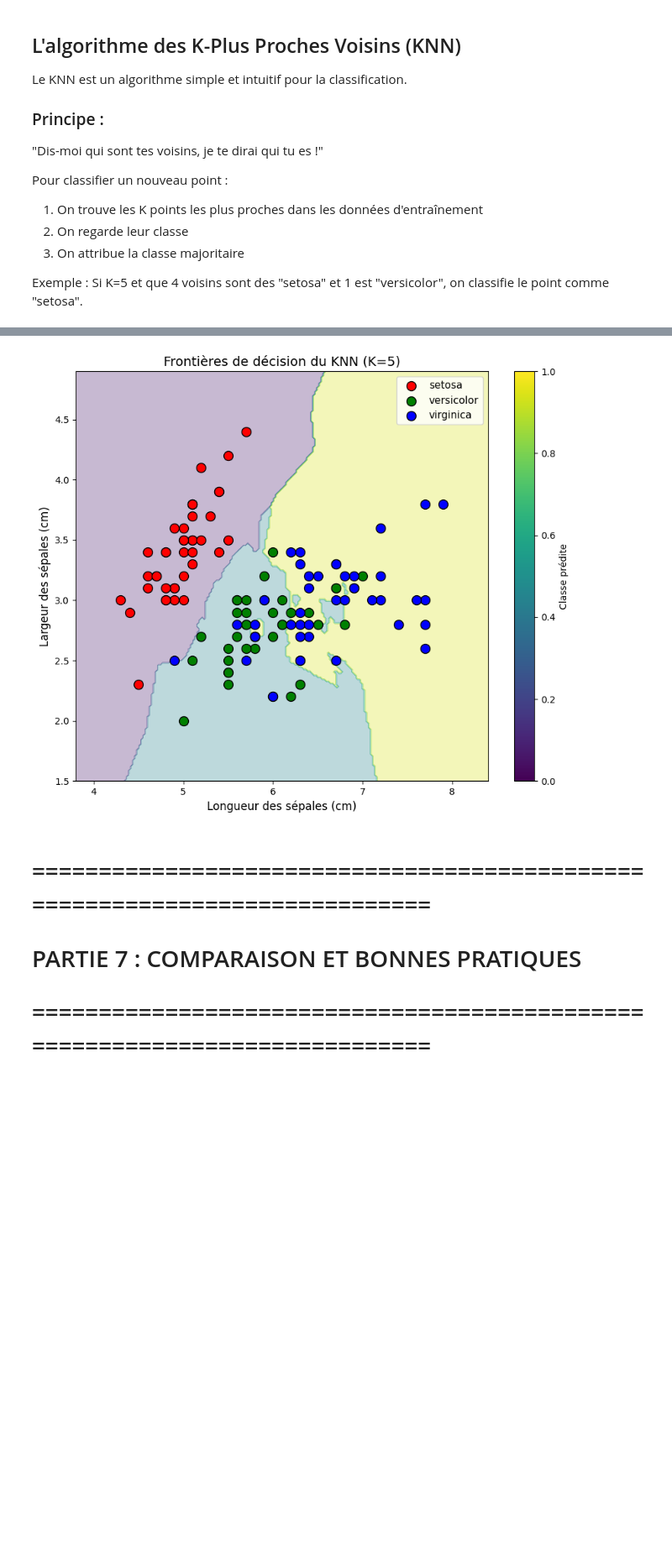
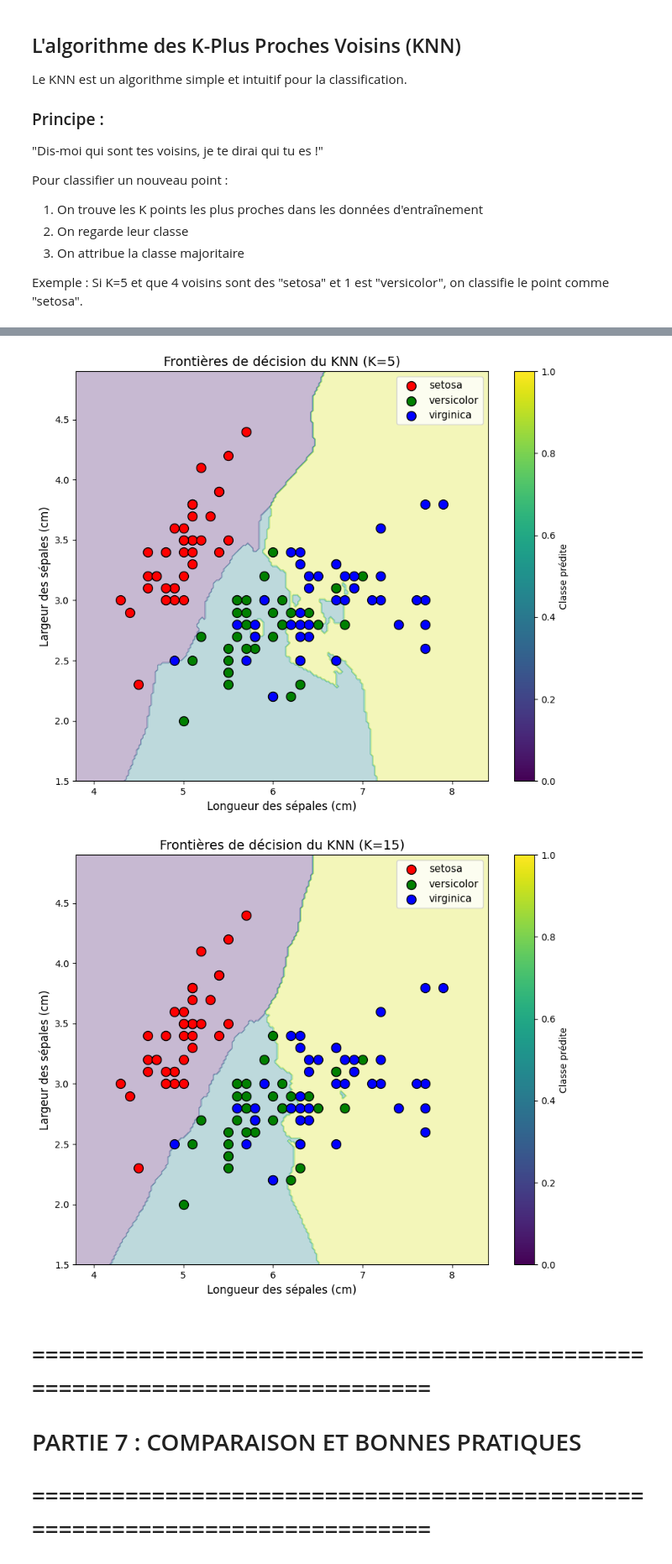
Before and after one commit to jkarsenty/ai-dev-teaching-hub, a Jupyter notebook: Machine-Learning/Part1/Alyra-intro-ML.ipynb, the cells around one changed output, grey strips where cells are left out. Shown at 84% size. Saved outputs shown, nothing was run; the diff lists cells and outputs as text; code cells hidden in the pictures; blank space fills up the shorter version.

```diff
--- a/Machine-Learning/Part1/Alyra-intro-ML.ipynb
+++ b/Machine-Learning/Part1/Alyra-intro-ML.ipynb
@@ -588,33 +588,67 @@ plt.title('Frontières de décision du KNN (K=5)', fontsize=14)
 plt.legend(fontsize=11)
 plt.colorbar(label='Classe prédite')
 plt.show()
+
+
+# Entraînement sur ces 2 caractéristiques
+knn_simple = KNeighborsClassifier(n_neighbors=13)
+knn_simple.fit(X_simple, y_train_iris)
+
+# Création d'une grille pour visualiser les frontières
+x_min, x_max = X_simple[:, 0].min() - 0.5, X_simple[:, 0].max() + 0.5
+y_min, y_max = X_simple[:, 1].min() - 0.5, X_simple[:, 1].max() + 0.5
+xx, yy = np.meshgrid(np.linspace(x_min, x_max, 200),
+                     np.linspace(y_min, y_max, 200))
+
+# Prédiction pour chaque point de la grille
+Z = knn_simple.predict(np.c_[xx.ravel(), yy.ravel()])
+Z = Z.reshape(xx.shape)
+
+# Visualisation
+plt.figure(figsize=(10, 8))
+plt.contourf(xx, yy, Z, alpha=0.3, cmap='viridis')
+
+# Affichage des points d'entraînement
+colors = ['red', 'green', 'blue']
+for i, nom in enumerate(iris.target_names):
+    mask = y_train_iris == i
+    plt.scatter(X_simple[mask, 0], X_simple[mask, 1],
+                c=colors[i], label=nom, edgecolor='black', s=100)
+
+plt.xlabel('Longueur des sépales (cm)', fontsize=12)
+plt.ylabel('Largeur des sépales (cm)', fontsize=12)
+plt.title('Frontières de décision du KNN (K=15)', fontsize=14)
+plt.legend(fontsize=11)
+plt.colorbar(label='Classe prédite')
+plt.show()
 # %% [output]
 === K-PLUS PROCHES VOISINS : Classification des Iris ===
 
 ÉTAPE 1 : Création et entraînement du modèle KNN
 Nous allons tester avec K=3 voisins
 
 ✓ Modèle KNN entraîné !
 
 ÉTAPE 2 : Faire des prédictions
 
 Exemples de prédictions :
   ✓ Vraie classe: setosa       | Prédiction: setosa
   ✓ Vraie classe: virginica    | Prédiction: virginica
 ... (40 lines left out)
 K= 5 | Train: 97.50% | Test: 93.33%
 K=10 | Train: 95.83% | Test: 96.67%
 K=15 | Train: 96.67% | Test: 96.67%
 K=20 | Train: 95.83% | Test: 96.67%
 [figure]
 Observation importante :
 - Si K est trop petit (K=1) : le modèle peut "sur-apprendre" (overfitting)
 - Si K est trop grand : le modèle devient trop simpliste (underfitting)
 - Il faut trouver un bon équilibre !
 
 
 === Visualisation des frontières de décision ===
 [figure]
+[figure, added]
 # %% [markdown]
 # ============================================================================
 # PARTIE 7 : COMPARAISON ET BONNES PRATIQUES
```
Also changed, not shown: parts of 1 cell of this notebook, 1 other file.
